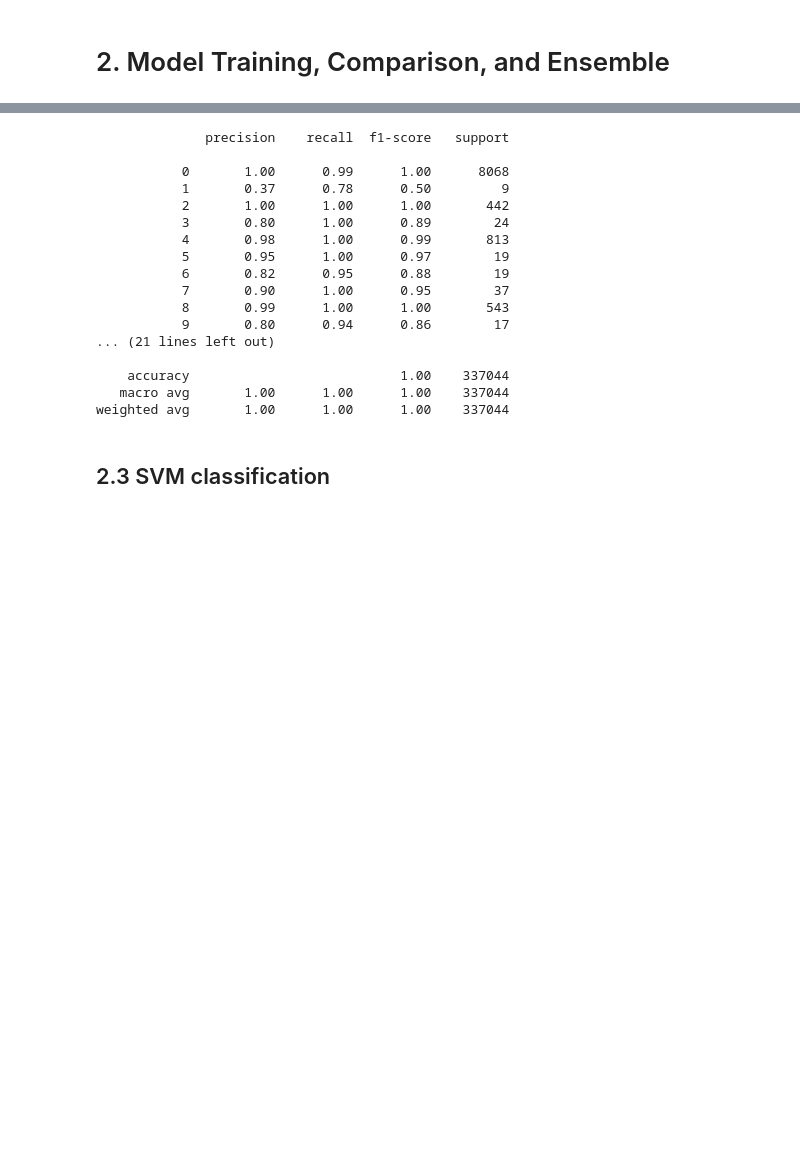
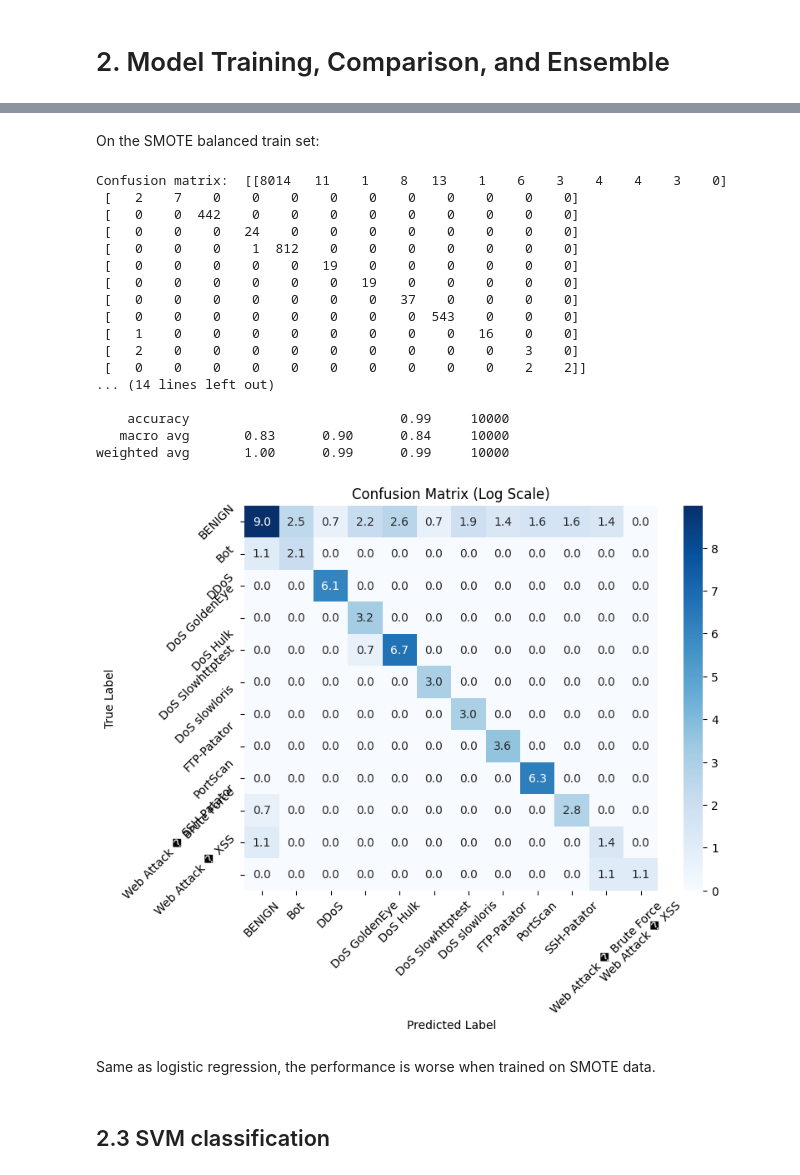
Before and after one commit to Arthur-Boutelier/machineLearningCybersecurity, a Jupyter notebook: machine_learning_project.ipynb, the cells around one changed output, grey strips where cells are left out. Cells and saved outputs as stored; diff of their text form; code cells hidden in the pictures; blank space fills up the shorter version.

```diff
--- a/machine_learning_project.ipynb
+++ b/machine_learning_project.ipynb
@@ -465,27 +540,44 @@ A lot of attacks are not detected by logistic regression, especially minority cl
+# %% [markdown]
+On the SMOTE balanced train set:
 # %%
-neigh = KNeighborsClassifier(n_neighbors=5, weights='distance')
-neigh.fit(X_res, y_res)
-y_pred = neigh.predict(X_test)
+knn_smote = KNeighborsClassifier(n_neighbors=5, weights='distance')
+knn_smote.fit(X_train_smote, y_train_smote)
+y_pred = knn_smote.predict(X_test)
+conf_matrix = confusion_matrix(y_test, y_pred)
+print("Confusion matrix: ", conf_matrix)
 print(classification_report(y_test, y_pred))
-y_pred_train = neigh.predict(X_res)
-print(classification_report(y_res, y_pred_train))
+
+
+plt.figure(figsize=(8, 6))
+# Use log scale for better visualization when one class is very frequent
+conf_matrix_log = np.log1p(conf_matrix)  # log(1 + x) to handle zeros
+sns.heatmap(conf_matrix_log, annot=True, fmt='.1f', cmap='Blues')
+plt.title("Confusion Matrix (Log Scale)")
+plt.xlabel("Predicted Label")
+plt.xticks(ticks=np.arange(len(class_names))+0.5, labels=class_names, rotation=45)
+plt.ylabel("True Label")
+plt.yticks(ticks=np.arange(len(class_names))+0.5, labels=class_names, rotation=45)
+plt.show()
 # %% [output]
-              precision    recall  f1-score   support
+Confusion matrix:  [[8014   11    1    8   13    1    6    3    4    4    3    0]
+ [   2    7    0    0    0    0    0    0    0    0    0    0]
+ [   0    0  442    0    0    0    0    0    0    0    0    0]
+ [   0    0    0   24    0    0    0    0    0    0    0    0]
+ [   0    0    0    1  812    0    0    0    0    0    0    0]
+ [   0    0    0    0    0   19    0    0    0    0    0    0]
+ [   0    0    0    0    0    0   19    0    0    0    0    0]
+ [   0    0    0    0    0    0    0   37    0    0    0    0]
+ [   0    0    0    0    0    0    0    0  543    0    0    0]
+ [   1    0    0    0    0    0    0    0    0   16    0    0]
+ [   2    0    0    0    0    0    0    0    0    0    3    0]
+ [   0    0    0    0    0    0    0    0    0    0    2    2]]
+... (14 lines left out)
 
-           0       1.00      0.99      1.00      8068
-           1       0.37      0.78      0.50         9
-           2       1.00      1.00      1.00       442
-           3       0.80      1.00      0.89        24
-           4       0.98      1.00      0.99       813
-           5       0.95      1.00      0.97        19
-           6       0.82      0.95      0.88        19
-           7       0.90      1.00      0.95        37
-           8       0.99      1.00      1.00       543
-           9       0.80      0.94      0.86        17
-... (21 lines left out)
-
-    accuracy                           1.00    337044
-   macro avg       1.00      1.00      1.00    337044
-weighted avg       1.00      1.00      1.00    337044
+    accuracy                           0.99     10000
+   macro avg       0.83      0.90      0.84     10000
+weighted avg       1.00      0.99      0.99     10000
+[figure, added]
+# %% [markdown]
+Same as logistic regression, the performance is worse when trained on SMOTE data.
 # %% [markdown]
 ## 2.3 SVM classification
```
Also changed, not shown: parts of 45 cells of this notebook.
